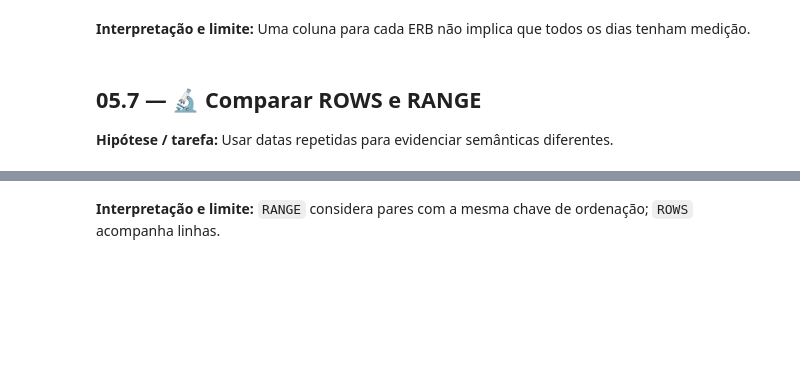
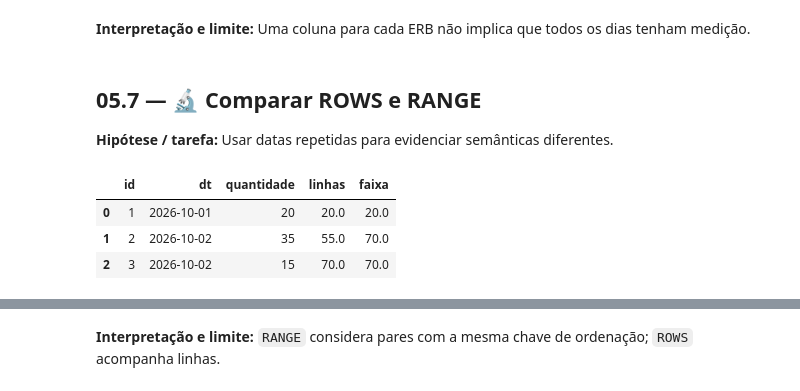
Before and after one commit to aestevaomoraes/duckdb-masterclass, a Jupyter notebook: 05_Window_Functions_QUALIFY_e_PIVOT_Dinamico.ipynb, the cells around one changed output, grey strips where cells are left out. Saved outputs shown, nothing was run; the diff lists cells and outputs as text; code cells hidden in the pictures; blank space fills up the shorter version.

```diff
--- a/05_Window_Functions_QUALIFY_e_PIVOT_Dinamico.ipynb
+++ b/05_Window_Functions_QUALIFY_e_PIVOT_Dinamico.ipynb
@@ -85,13 +265,45 @@ assert len(longa)==12
 
 **Hipótese / tarefa:** Usar datas repetidas para evidenciar semânticas diferentes.
 # %%
-con.execute("""CREATE TABLE chamados_diarios AS SELECT * FROM (VALUES
- (1,DATE '2026-10-01',20),(2,DATE '2026-10-02',35),(3,DATE '2026-10-02',15)
-) t(id,dt,quantidade)""")
-acumulados=con.execute("""SELECT id,dt,quantidade,
- SUM(quantidade) OVER (ORDER BY dt,id ROWS BETWEEN UNBOUNDED PRECEDING AND CURRENT ROW) AS linhas,
- SUM(quantidade) OVER (ORDER BY dt RANGE BETWEEN UNBOUNDED PRECEDING AND CURRENT ROW) AS faixa
- FROM chamados_diarios ORDER BY dt,id""").df()
+con.execute("""
+    CREATE TABLE chamados_diarios AS
+    SELECT * FROM (
+        VALUES
+            (1, DATE '2026-10-01', 20),
+            (2, DATE '2026-10-02', 35),
+            (3, DATE '2026-10-02', 15)
+    ) t(id, dt, quantidade)
+""")
+
+acumulados = con.execute("""
+    SELECT
+        id,
+        dt,
+        quantidade,
+        -- ROWS: soma linha a linha, do início até a linha atual.
+        -- Duas linhas com a mesma data são somadas em ordem, uma por vez.
+        SUM(quantidade) OVER (
+            ORDER BY dt, id
+            ROWS BETWEEN UNBOUNDED PRECEDING AND CURRENT ROW
+        ) AS linhas,
+        -- RANGE: soma por valor de ordenação. Linhas com a mesma data
+        -- (peers) entram todas juntas no acumulado.
+        SUM(quantidade) OVER (
+            ORDER BY dt
+            RANGE BETWEEN UNBOUNDED PRECEDING AND CURRENT ROW
+        ) AS faixa
+    FROM chamados_diarios
+    ORDER BY dt, id
+""").df()
+
 display(acumulados)
-assert acumulados['linhas'].tolist()==[20,55,70]
-assert acumulados['faixa'].tolist()==[20,70,70]
+
+# ROWS: 20, 20+35=55, 55+15=70
+assert acumulados['linhas'].tolist() == [20, 55, 70]
+# RANGE: as duas linhas de 2026-10-02 recebem o mesmo acumulado (70)
+assert acumulados['faixa'].tolist() == [20, 70, 70]
+# %% [output]
+|  | id | dt | quantidade | linhas | faixa |
+| 0 | 1 | 2026-10-01 | 20 | 20.0 | 20.0 |
+| 1 | 2 | 2026-10-02 | 35 | 55.0 | 70.0 |
+| 2 | 3 | 2026-10-02 | 15 | 70.0 | 70.0 |
```
Also changed, not shown: parts of 15 cells of this notebook.
